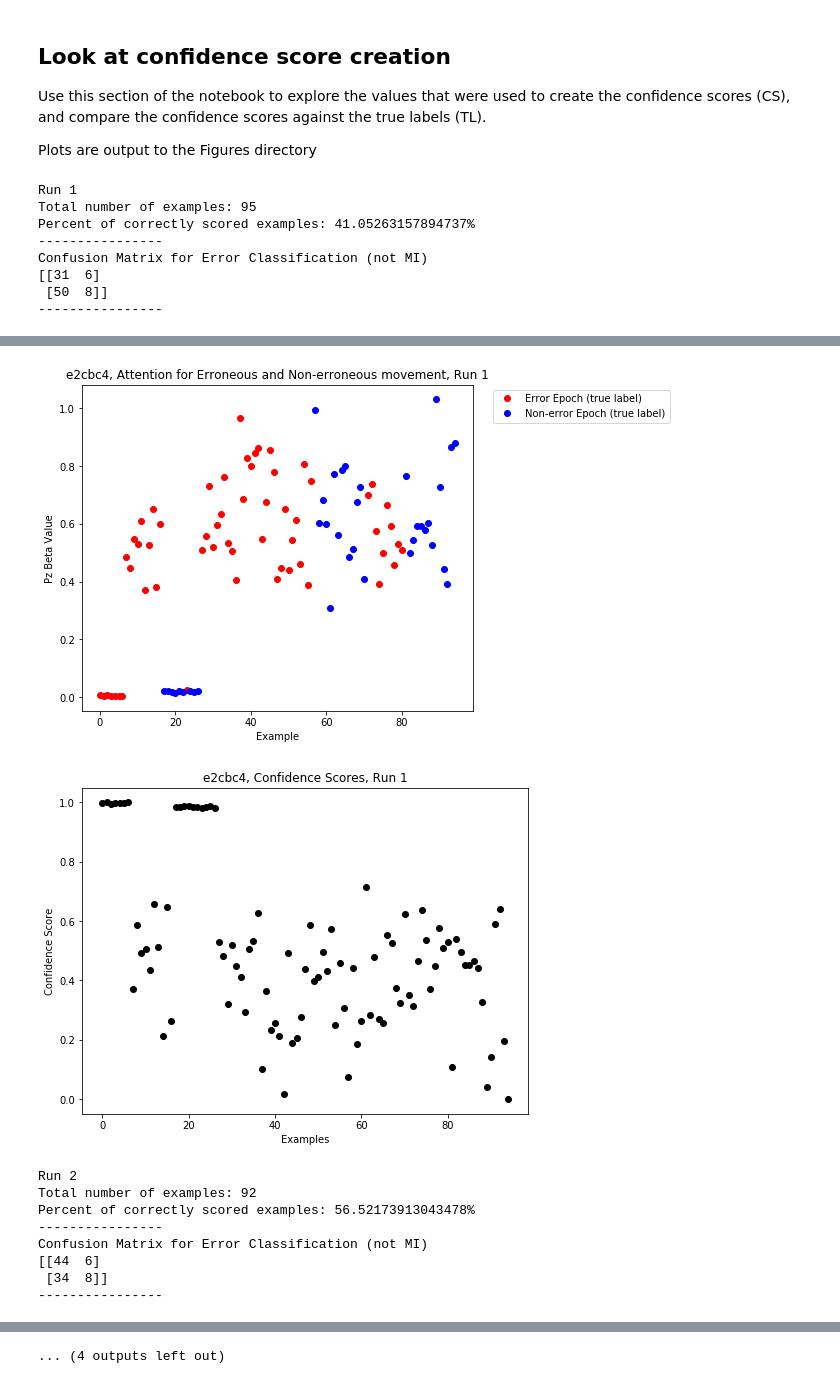
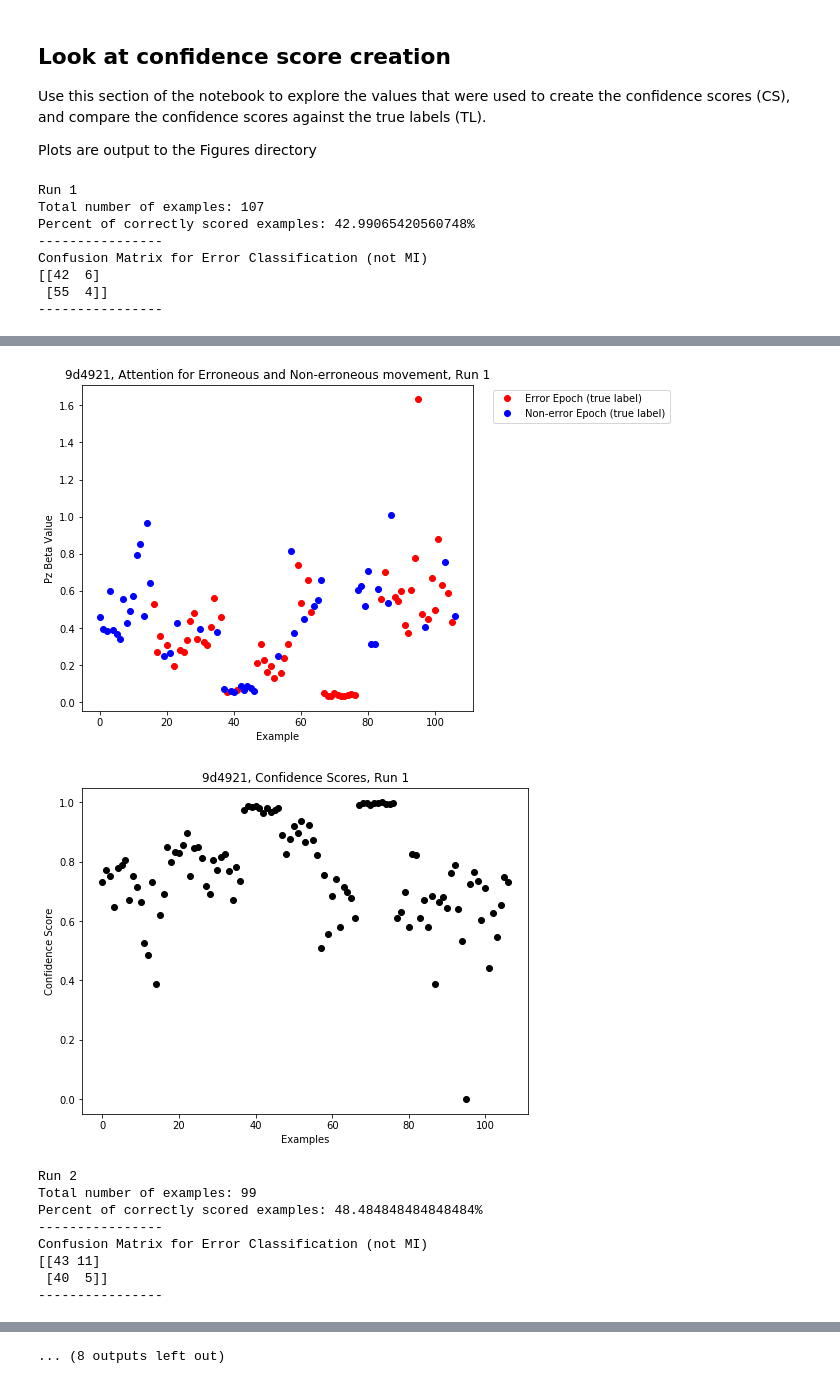
Before and after one commit to lpjiang97/EEG-CoAdaptation, a Jupyter notebook: Analysis/Adapt_MI_Decoder_Loop.ipynb, the cells around one changed output, grey strips where cells are left out. Saved outputs shown, nothing was run; the diff lists cells and outputs as text; code cells hidden in the pictures.

```diff
--- a/Analysis/Adapt_MI_Decoder_Loop.ipynb
+++ b/Analysis/Adapt_MI_Decoder_Loop.ipynb
@@ -30,9 +30,9 @@ import mne
 ## Variables to Set
 # %%
 # Load in the BCI data
-subjID = 'e2cbc4'
-subject_group = 1
-session_number = 1
+subjID = '9d4921'
+subject_group = 2
+session_number = 2
 EEGdevice = 8 # 7 for DSI-7, 8 for Enobio
 # %%
 # Load latest model and its associated data
@@ -811,7 +816,7 @@ Use this section of the notebook to explore the values that were used to create
 
 Plots are output to the Figures directory
 # %%
-for runOfInt in range(1,5):
+for runOfInt in range(1,5+1):
     print('Run ' + str(runOfInt))
     print('Total number of examples: ' + str(len(error_features_all[runOfInt])))
     print('Percent of correctly scored examples: ' + str(clf_error_all[runOfInt].score(
@@ -871,10 +876,10 @@ for runOfInt in range(1,5):
     fig.savefig('Figures/' + subjID + '_Confidence_Scores_Session' + str(session_number) + '_R' + str(runOfInt) + '.png')
 # %% [output]
 Run 1
-Total number of examples: 95
-Percent of correctly scored examples: 41.05263157894737%
+Total number of examples: 107
+Percent of correctly scored examples: 42.99065420560748%
 ----------------
 Confusion Matrix for Error Classification (not MI)
-[[31  6]
- [50  8]]
+[[42  6]
+ [55  4]]
 ----------------
@@ -882,10 +887,10 @@ Confusion Matrix for Error Classification (not MI)
-[figure, old version]
+[figure, new version]
-[figure, old version]
+[figure, new version]
 Run 2
-Total number of examples: 92
-Percent of correctly scored examples: 56.52173913043478%
+Total number of examples: 99
+Percent of correctly scored examples: 48.484848484848484%
 ----------------
 Confusion Matrix for Error Classification (not MI)
-[[44  6]
- [34  8]]
+[[43 11]
+ [40  5]]
 ----------------
@@ -906 +911 @@ Confusion Matrix for Error Classification (not MI)
-... (4 outputs left out)
+... (8 outputs left out)
```
Also changed, not shown: parts of 2 cells of this notebook, 5 other files.
